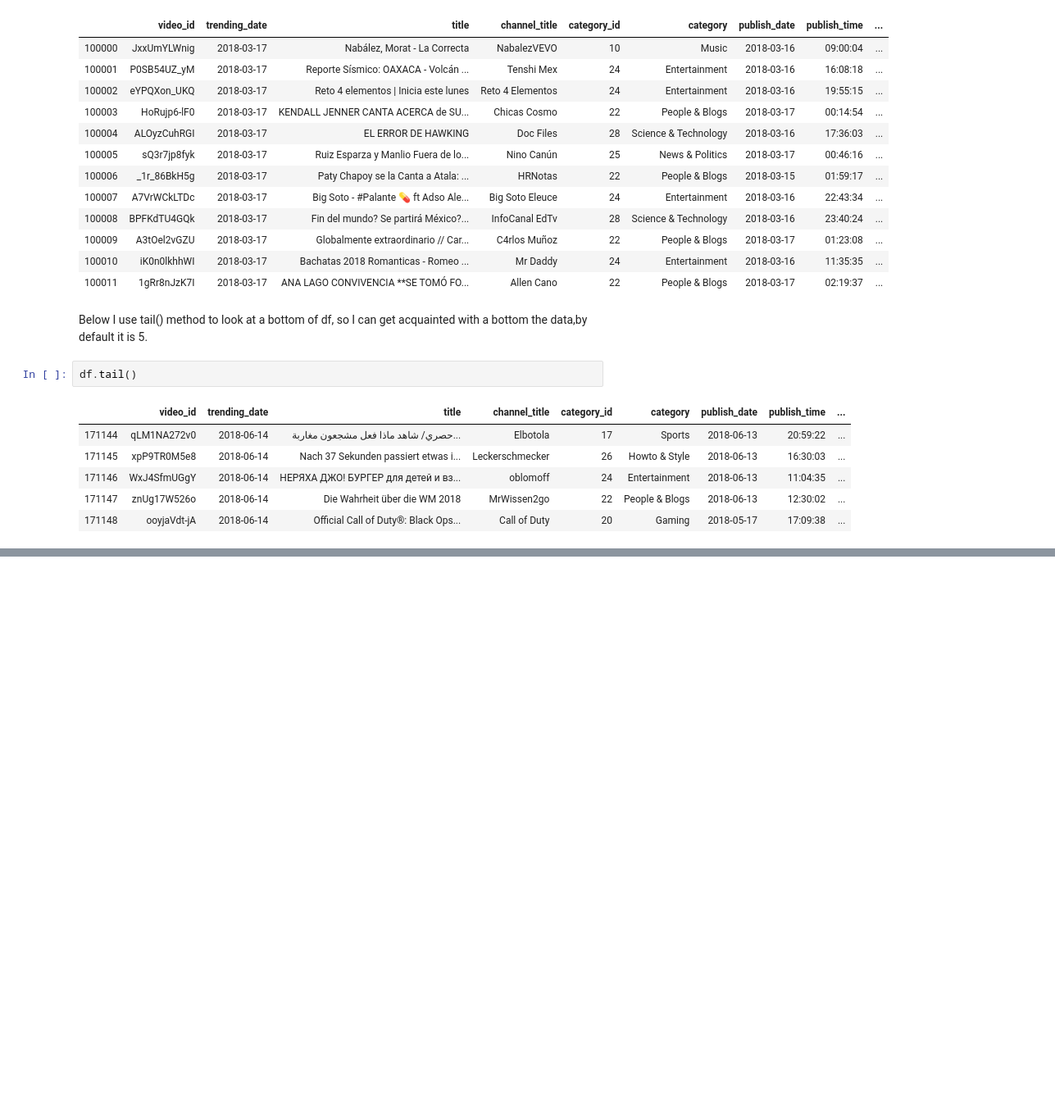
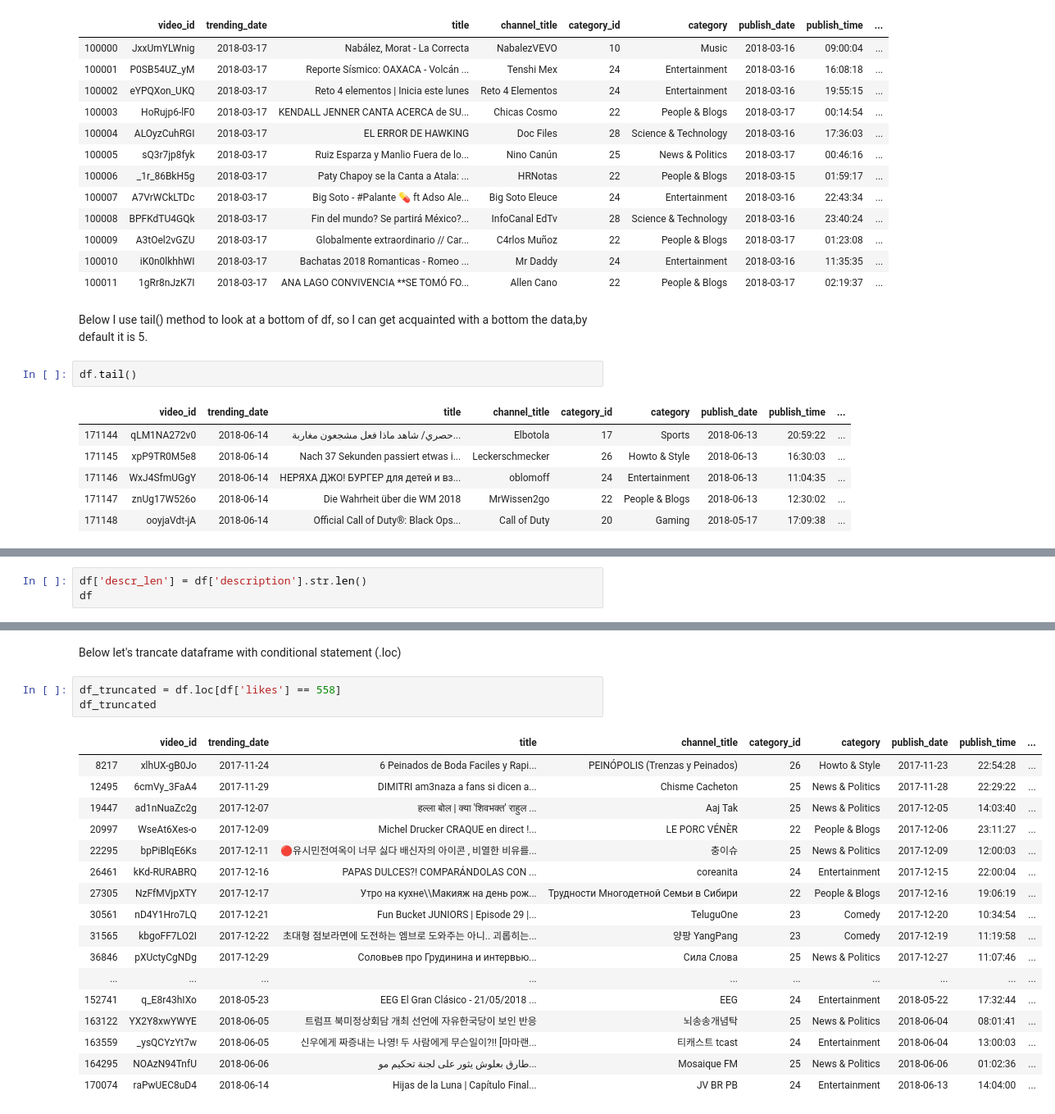
Before and after one commit to Gozefena/My_youtube_Capstone1, a Jupyter notebook: My_youtube_Capstone1.ipynb, the cells around one changed output, grey strips where cells are left out. Shown at 82% size. Cells and saved outputs as stored; diff of their text form; blank space fills up the shorter version.

```diff
--- a/My_youtube_Capstone1.ipynb
+++ b/My_youtube_Capstone1.ipynb
@@ -121,0 +125,3 @@ df.tail()
+# %%
+df['descr_len'] = df['description'].str.len()
+df
@@ -121,0 +202,23 @@ df.tail()
+# %% [markdown]
+Below let's trancate dataframe with conditional statement (.loc)
+# %%
+df_truncated = df.loc[df['likes'] == 558]
+df_truncated
+# %% [output]
+|  | video_id | trending_date | title | channel_title | category_id | category | publish_date | publish_time | ... |
+| 8217 | xlhUX-gB0Jo | 2017-11-24 | 6 Peinados de Boda Faciles y Rapi... | PEINÓPOLIS (Trenzas y Peinados) | 26 | Howto & Style | 2017-11-23 | 22:54:28 | ... |
+| 12495 | 6cmVy_3FaA4 | 2017-11-29 | DIMITRI am3naza a fans si dicen a... | Chisme Cacheton | 25 | News & Politics | 2017-11-28 | 22:29:22 | ... |
+| 19447 | ad1nNuaZc2g | 2017-12-07 | हल्ला बोल | क्या 'शिवभक्त' राहुल ... | Aaj Tak | 25 | News & Politics | 2017-12-05 | 14:03:40 | ... |
+| 20997 | WseAt6Xes-o | 2017-12-09 | Michel Drucker CRAQUE en direct !... | LE PORC VÉNÈR | 22 | People & Blogs | 2017-12-06 | 23:11:27 | ... |
+| 22295 | bpPiBlqE6Ks | 2017-12-11 | 🔴유시민전여옥이 너무 싫다 배신자의 아이콘 , 비열한 비유를... | 충이슈 | 25 | News & Politics | 2017-12-09 | 12:00:03 | ... |
+| 26461 | kKd-RURABRQ | 2017-12-16 | PAPAS DULCES?! COMPARÁNDOLAS CON ... | coreanita | 24 | Entertainment | 2017-12-15 | 22:00:04 | ... |
+| 27305 | NzFfMVjpXTY | 2017-12-17 | Утро на кухне\\Макияж на день рож... | Трудности Многодетной Семьи в Сибири | 22 | People & Blogs | 2017-12-16 | 19:06:19 | ... |
+| 30561 | nD4Y1Hro7LQ | 2017-12-21 | Fun Bucket JUNIORS | Episode 29 |... | TeluguOne | 23 | Comedy | 2017-12-20 | 10:34:54 | ... |
+| 31565 | kbgoFF7LO2I | 2017-12-22 | 초대형 점보라면에 도전하는 엠브로 도와주는 아니.. 괴롭히는... | 양팡 YangPang | 23 | Comedy | 2017-12-19 | 11:19:58 | ... |
+| 36846 | pXUctyCgNDg | 2017-12-29 | Соловьев про Грудинина и интервью... | Сила Слова | 25 | News & Politics | 2017-12-27 | 11:07:46 | ... |
+| ... | ... | ... | ... | ... | ... | ... | ... | ... | ... |
+| 152741 | q_E8r43hIXo | 2018-05-23 | EEG El Gran Clásico - 21/05/2018 ... | EEG | 24 | Entertainment | 2018-05-22 | 17:32:44 | ... |
+| 163122 | YX2Y8xwYWYE | 2018-06-05 | 트럼프 북미정상회담 개최 선언에 자유한국당이 보인 반응 | 뇌송송개념탁 | 25 | News & Politics | 2018-06-04 | 08:01:41 | ... |
+| 163559 | _ysQCYzYt7w | 2018-06-05 | 신우에게 짜증내는 나영! 두 사람에게 무슨일이?!! [마마랜... | 티캐스트 tcast | 24 | Entertainment | 2018-06-04 | 13:00:03 | ... |
+| 164295 | NOAzN94TnfU | 2018-06-06 | طارق بعلوش يثور على لجنة تحكيم مو... | Mosaique FM | 25 | News & Politics | 2018-06-06 | 01:02:36 | ... |
+| 170074 | raPwUEC8uD4 | 2018-06-14 | Hijas de la Luna | Capítulo Final... | JV BR PB | 24 | Entertainment | 2018-06-13 | 14:04:00 | ... |
```
Also changed, not shown: parts of 12 cells of this notebook.
